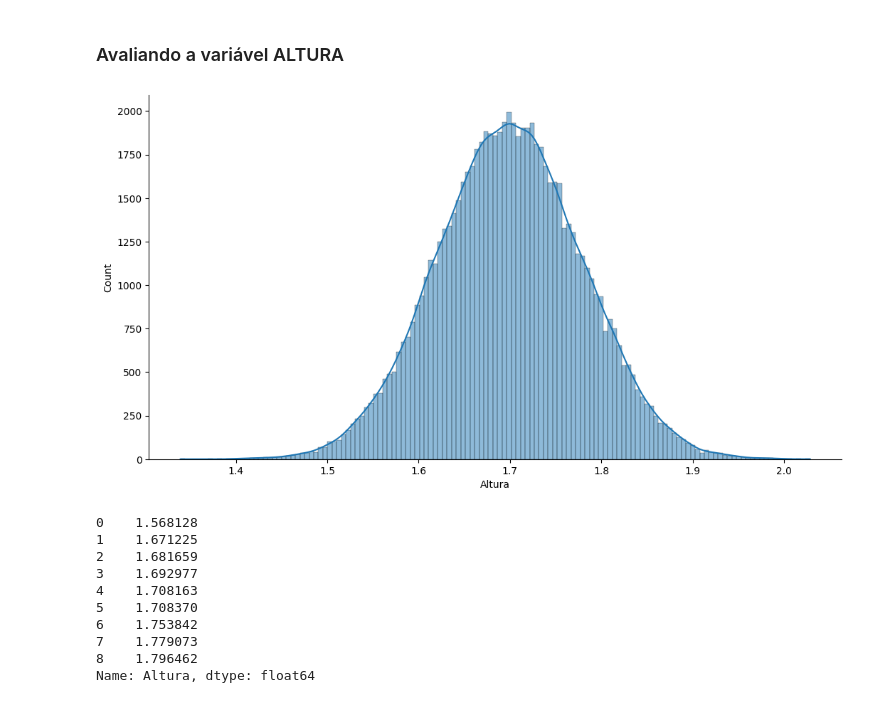
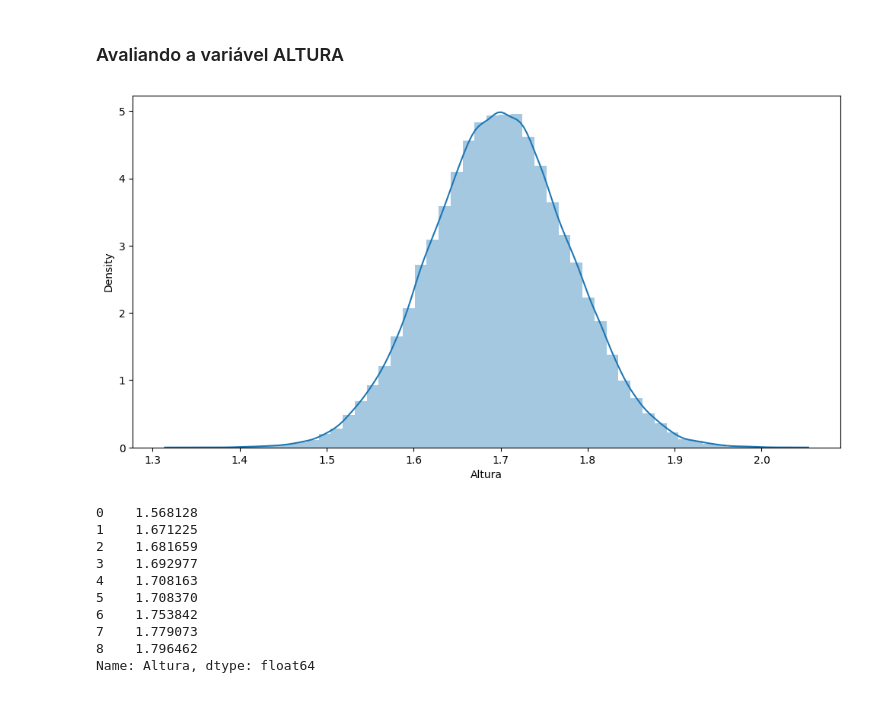
Before and after one commit to ciqueti/Estatistica_Distribuicao_e_Medidas, a Jupyter notebook: Parte_1/Curso_de_Estatística_Parte_1.ipynb, the cells around one changed output. Cells and saved outputs as stored; diff of their text form; code cells hidden in the pictures.

```diff
--- a/Parte_1/Curso_de_Estatística_Parte_1.ipynb
+++ b/Parte_1/Curso_de_Estatística_Parte_1.ipynb
@@ -773,10 +773,10 @@ True
 # %% [markdown]
 ### Avaliando a variável ALTURA
 # %%
-ax = sns.displot(dados['Altura'], kde=True)
+ax = sns.distplot(dados['Altura'], kde=True)
 ax.figure.set_size_inches(12,6)
 # %% [output]
-[figure, old version]
+[figure, new version]
 # %%
 Moda = dados['Altura'].mode()
 Moda
```
Also changed, not shown: parts of 16 cells of this notebook, 2 other files.
